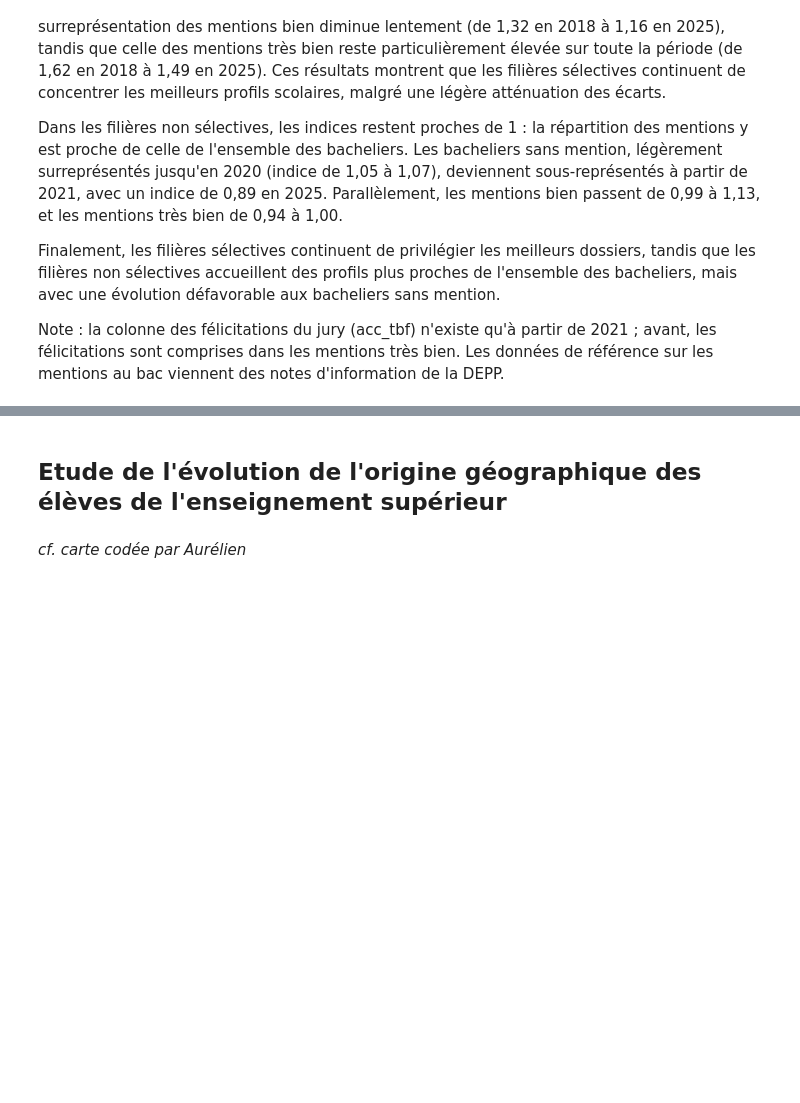
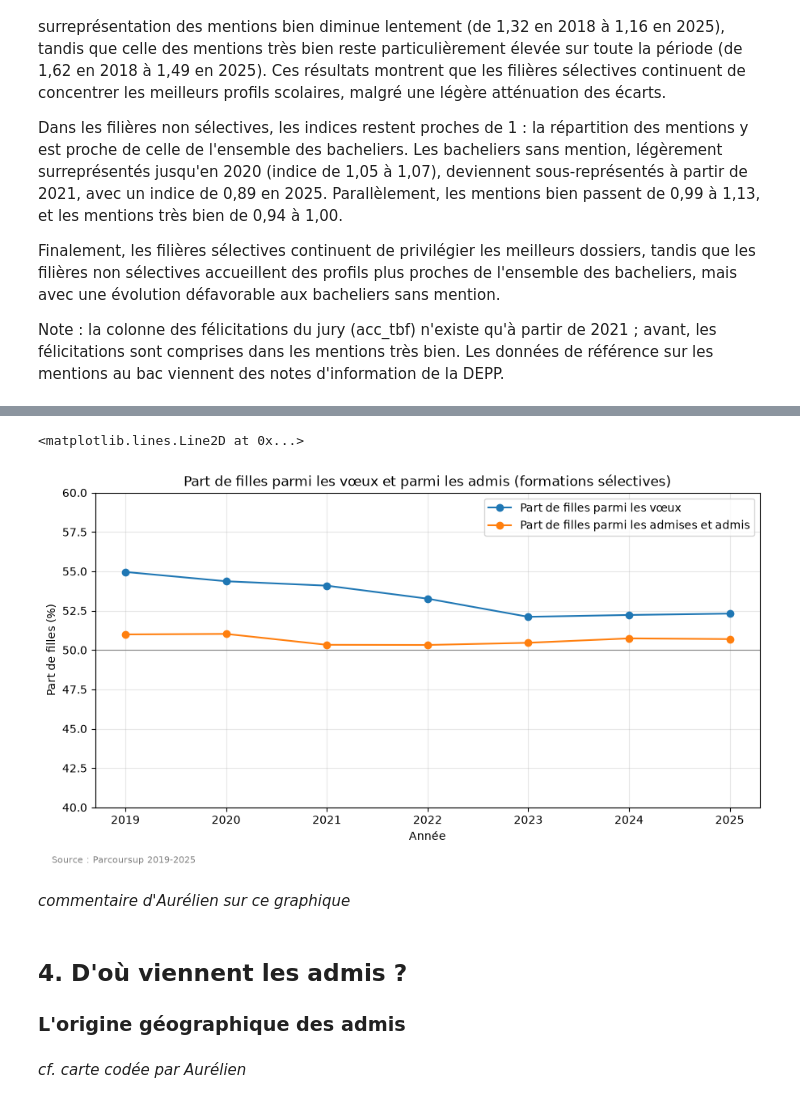
Before and after one commit to Light-star01/python_datascience, a Jupyter notebook: notebooks/rapport.ipynb, the cells around one changed output, grey strips where cells are left out. Saved outputs shown, nothing was run; the diff lists cells and outputs as text; code cells hidden in the pictures; blank space fills up the shorter version.

```diff
--- a/notebooks/rapport.ipynb
+++ b/notebooks/rapport.ipynb
@@ -439,4 +390,21 @@ Note : la colonne des félicitations du jury (acc_tbf) n'existe qu'à partir de
+# %%
+# Même fonction que les autres courbes du rapport, avec un axe de 40 à 60 % centré sur la parité
+fig = courbes(comparaison.iloc[:, :2],
+              titre="Part de filles parmi les vœux et parmi les admis (formations sélectives)",
+              axe_y="Part de filles (%)",
+              source="Parcoursup 2019-2025",
+              depuis_zero=False)
+ax = fig.axes[0]
+ax.set_ylim(40, 60)
+ax.axhline(50, color="grey", linewidth=0.8)   # ligne de la parité
+# %% [output]
+<matplotlib.lines.Line2D at 0x...>
+[figure, new version]
+# %% [markdown]
+*commentaire d'Aurélien sur ce graphique*
 # %% [markdown]
-## Etude de l'évolution de l'origine géographique des élèves de l'enseignement supérieur
+## 4. D'où viennent les admis ?
+
+### L'origine géographique des admis
 # %% [markdown]
 *cf. carte codée par Aurélien*
```
Also changed, not shown: parts of 31 cells of this notebook, 1 other file.
